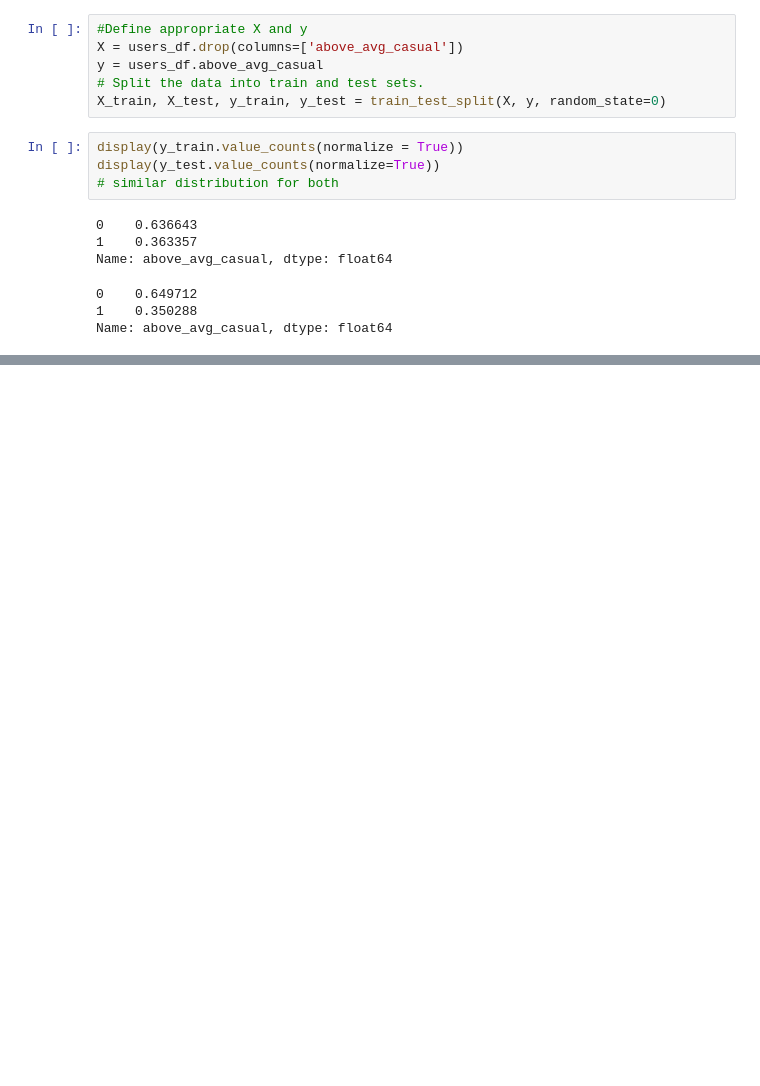
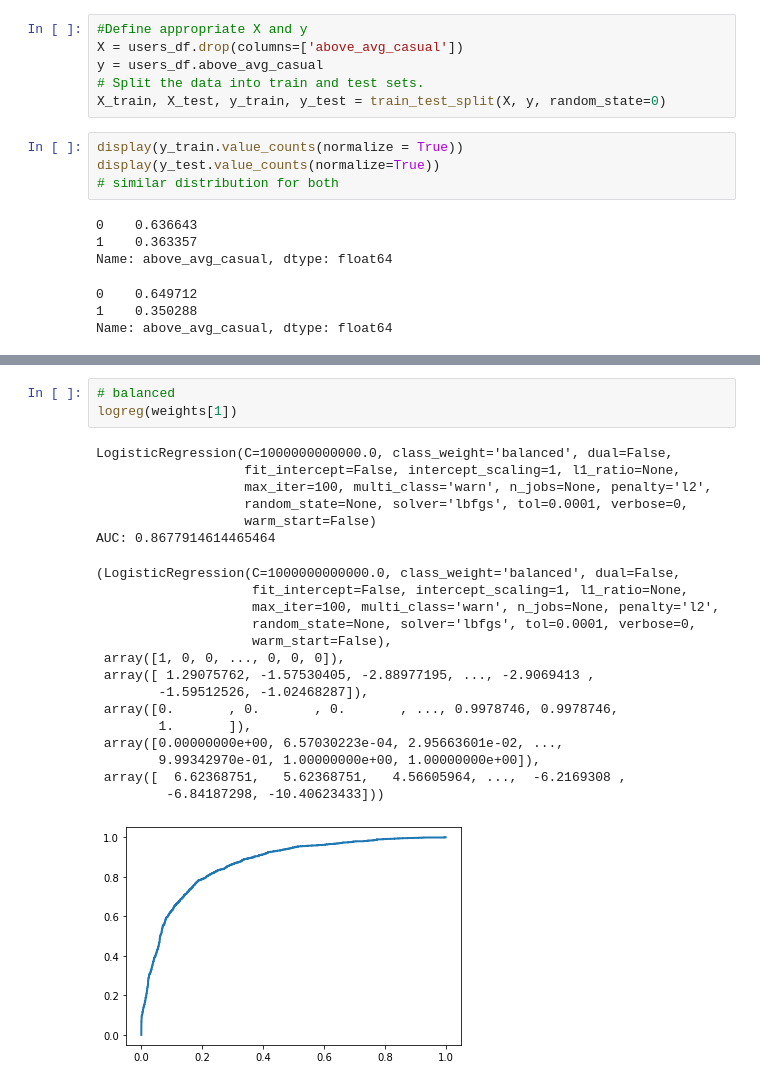
Before and after one commit to mzhou356/bike-sharing-regression, a Jupyter notebook: biking_logistic_regression.ipynb, the cells around one changed output, grey strips where cells are left out. Saved outputs shown, nothing was run; the diff lists cells and outputs as text; blank space fills up the shorter version.

```diff
--- a/biking_logistic_regression.ipynb
+++ b/biking_logistic_regression.ipynb
@@ -64,0 +93,25 @@ def logreg(weight):
+# %%
+# balanced
+logreg(weights[1])
+# %% [output]
+LogisticRegression(C=1000000000000.0, class_weight='balanced', dual=False,
+                   fit_intercept=False, intercept_scaling=1, l1_ratio=None,
+                   max_iter=100, multi_class='warn', n_jobs=None, penalty='l2',
+                   random_state=None, solver='lbfgs', tol=0.0001, verbose=0,
+                   warm_start=False)
+AUC: 0.8677914614465464
+(LogisticRegression(C=1000000000000.0, class_weight='balanced', dual=False,
+                    fit_intercept=False, intercept_scaling=1, l1_ratio=None,
+                    max_iter=100, multi_class='warn', n_jobs=None, penalty='l2',
+                    random_state=None, solver='lbfgs', tol=0.0001, verbose=0,
+                    warm_start=False),
+ array([1, 0, 0, ..., 0, 0, 0]),
+ array([ 1.29075762, -1.57530405, -2.88977195, ..., -2.9069413 ,
+        -1.59512526, -1.02468287]),
+ array([0.       , 0.       , 0.       , ..., 0.9978746, 0.9978746,
+        1.       ]),
+ array([0.00000000e+00, 6.57030223e-04, 2.95663601e-02, ...,
+        9.99342970e-01, 1.00000000e+00, 1.00000000e+00]),
+ array([  6.62368751,   5.62368751,   4.56605964, ...,  -6.2169308 ,
+         -6.84187298, -10.40623433]))
+[figure, added]
```
Also changed, not shown: parts of 18 cells of this notebook.
